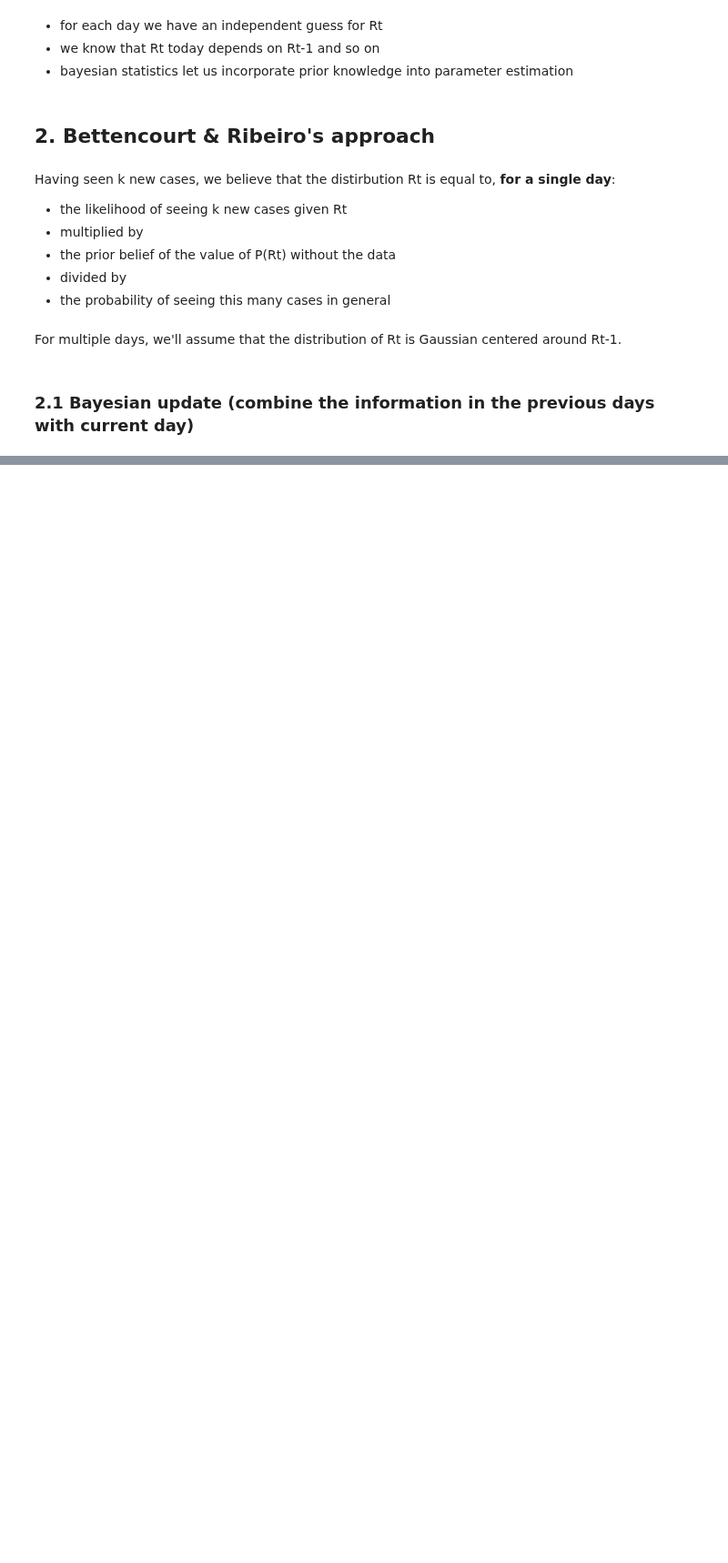
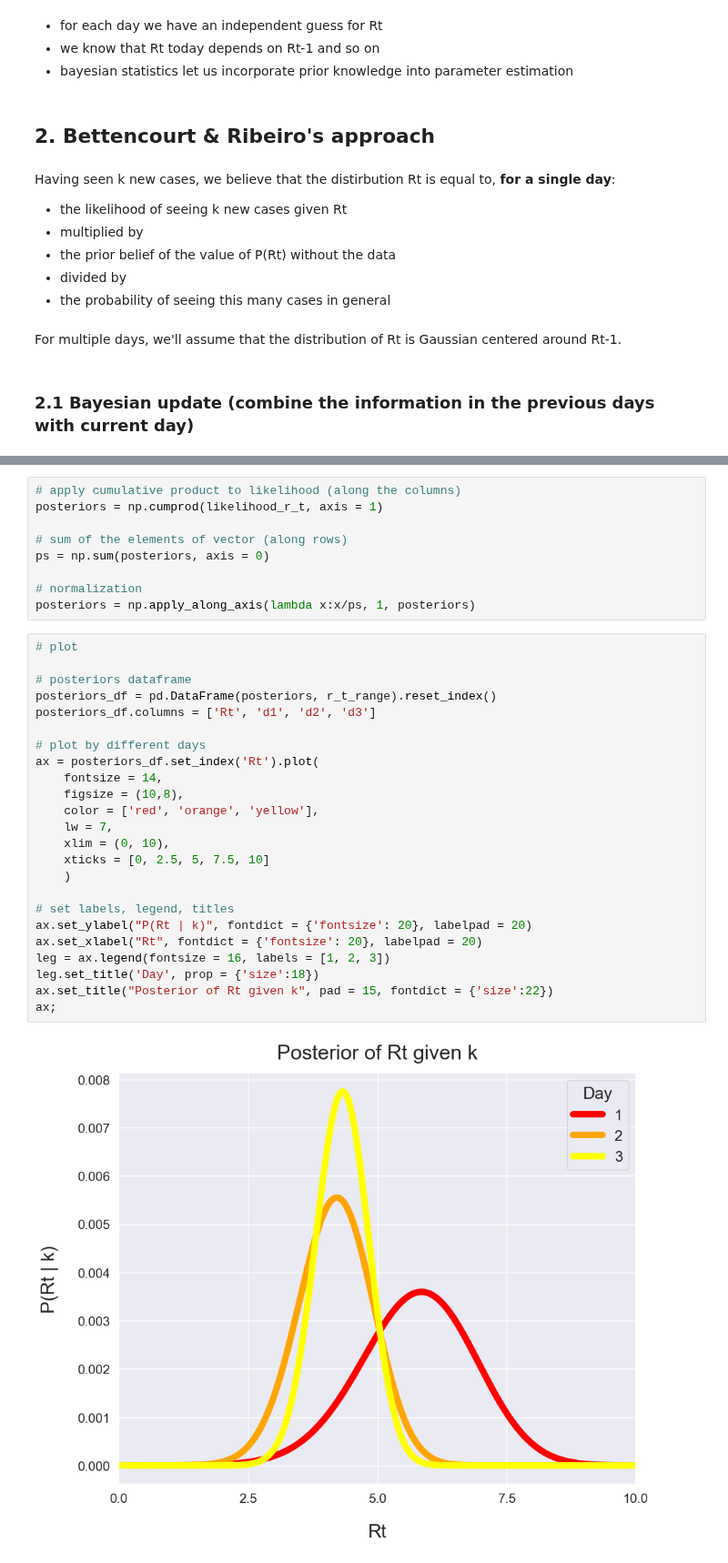
Before and after one commit to mikjf/statistics_and_experimental_design, a Jupyter notebook: covid_Rt_estimation.ipynb, the cells around one changed output, grey strips where cells are left out. Shown at 91% size. Drawn from its saved outputs; the diff is of its cells as text; blank space fills up the shorter version.

```diff
--- a/covid_Rt_estimation.ipynb
+++ b/covid_Rt_estimation.ipynb
@@ -170,0 +172,35 @@ For multiple days, we'll assume that the distribution of Rt is Gaussian centered
+# %%
+# apply cumulative product to likelihood (along the columns)
+posteriors = np.cumprod(likelihood_r_t, axis = 1)
+
+# sum of the elements of vector (along rows)
+ps = np.sum(posteriors, axis = 0)
+
+# normalization
+posteriors = np.apply_along_axis(lambda x:x/ps, 1, posteriors)
+# %%
+# plot
+
+# posteriors dataframe
+posteriors_df = pd.DataFrame(posteriors, r_t_range).reset_index()
+posteriors_df.columns = ['Rt', 'd1', 'd2', 'd3']
+
+# plot by different days
+ax = posteriors_df.set_index('Rt').plot(
+    fontsize = 14,
+    figsize = (10,8),
+    color = ['red', 'orange', 'yellow'],
+    lw = 7,
+    xlim = (0, 10),
+    xticks = [0, 2.5, 5, 7.5, 10]
+    )
+
+# set labels, legend, titles
+ax.set_ylabel("P(Rt | k)", fontdict = {'fontsize': 20}, labelpad = 20)
+ax.set_xlabel("Rt", fontdict = {'fontsize': 20}, labelpad = 20)
+leg = ax.legend(fontsize = 16, labels = [1, 2, 3])
+leg.set_title('Day', prop = {'size':18})
+ax.set_title("Posterior of Rt given k", pad = 15, fontdict = {'size':22})
+ax;
+# %% [output]
+[figure, added]
```
Also changed, not shown: parts of 3 cells of this notebook.
